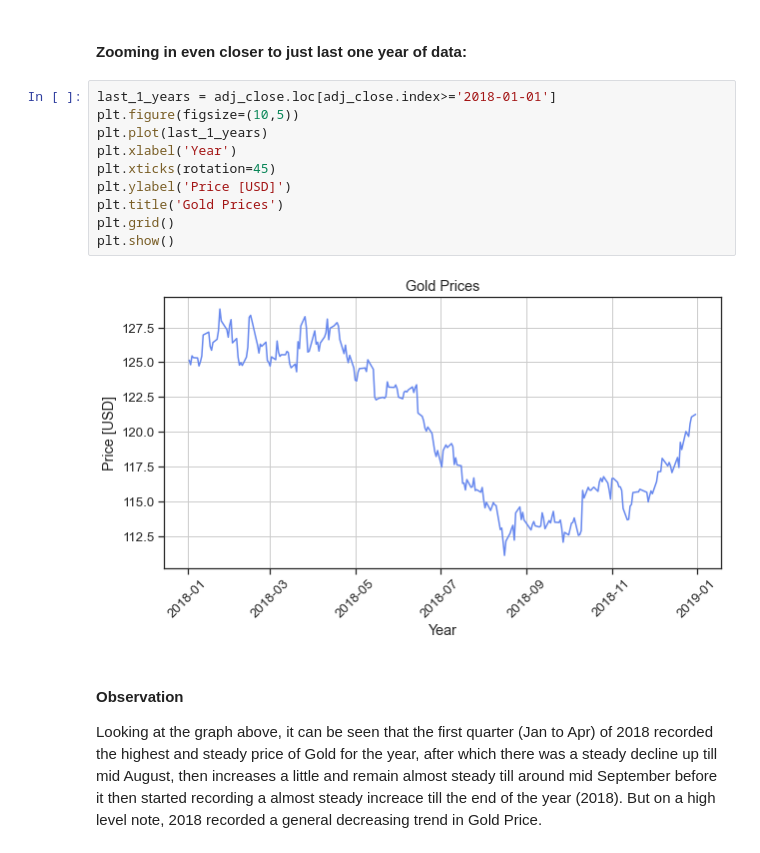
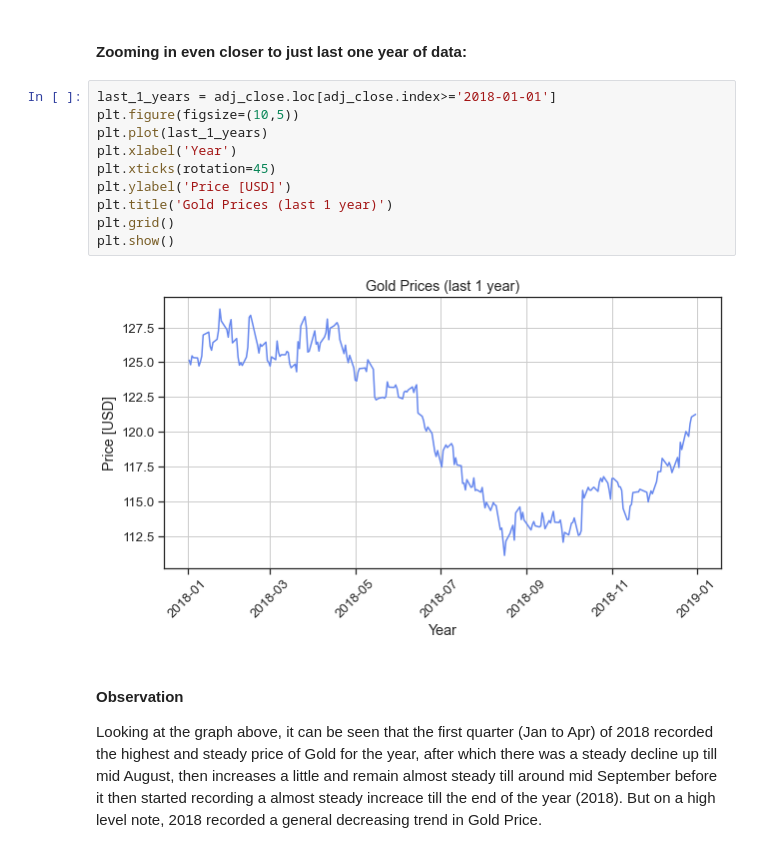
Before and after one commit to Hamoye-Summer22-TeamSQL-Premier-Project/Gold-Rates-Prediction, a Jupyter notebook: Gold-price-by-Team-sql.ipynb, the cells around one changed output. Cells and saved outputs as stored; diff of their text form.

```diff
--- a/Gold-price-by-Team-sql.ipynb
+++ b/Gold-price-by-Team-sql.ipynb
@@ -391,15 +391,15 @@ As we zoom closer, we observed that there exist some level of seasonality in the
 # %%
 last_1_years = adj_close.loc[adj_close.index>='2018-01-01']
 plt.figure(figsize=(10,5))
 plt.plot(last_1_years)
 plt.xlabel('Year')
 plt.xticks(rotation=45)
 plt.ylabel('Price [USD]')
-plt.title('Gold Prices')
+plt.title('Gold Prices (last 1 year)')
 plt.grid()
 plt.show()
 # %% [output]
-[figure, old version]
+[figure, new version]
 # %% [markdown]
 #### Observation
 Looking at the graph above, it can be seen that the first quarter (Jan to Apr) of 2018 recorded the highest and steady price of Gold for the year, after which there was a steady decline up till mid August, then increases a little and remain almost steady till around mid September before it then started recording a almost steady increace till the end of the year (2018). But on a high level note, 2018 recorded a general decreasing trend in Gold Price.
```
Also changed, not shown: parts of 9 cells of this notebook.
